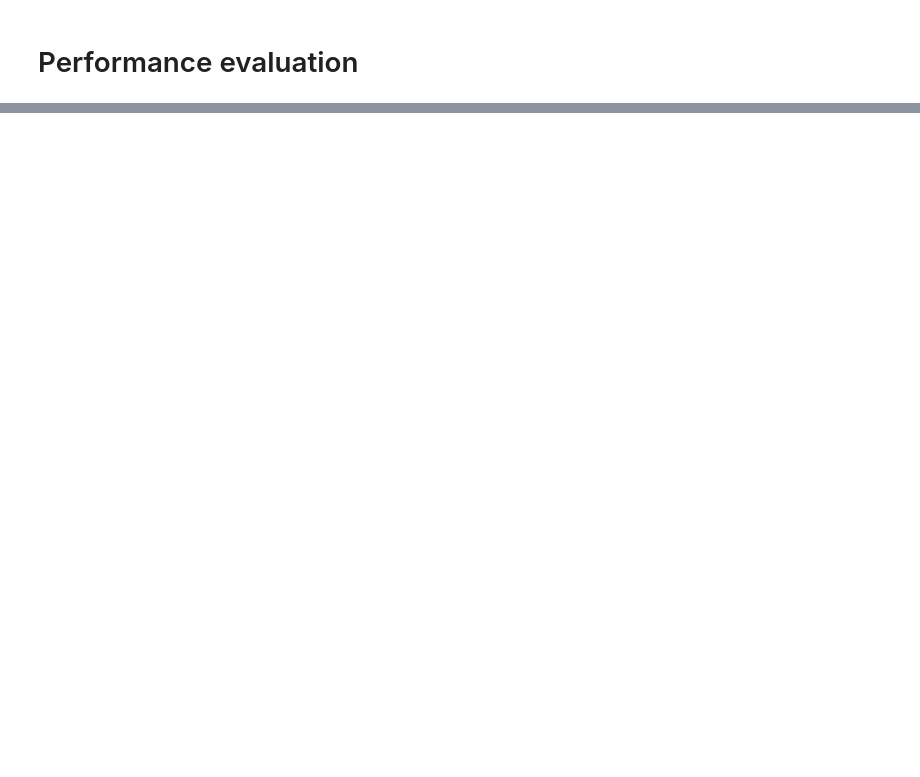
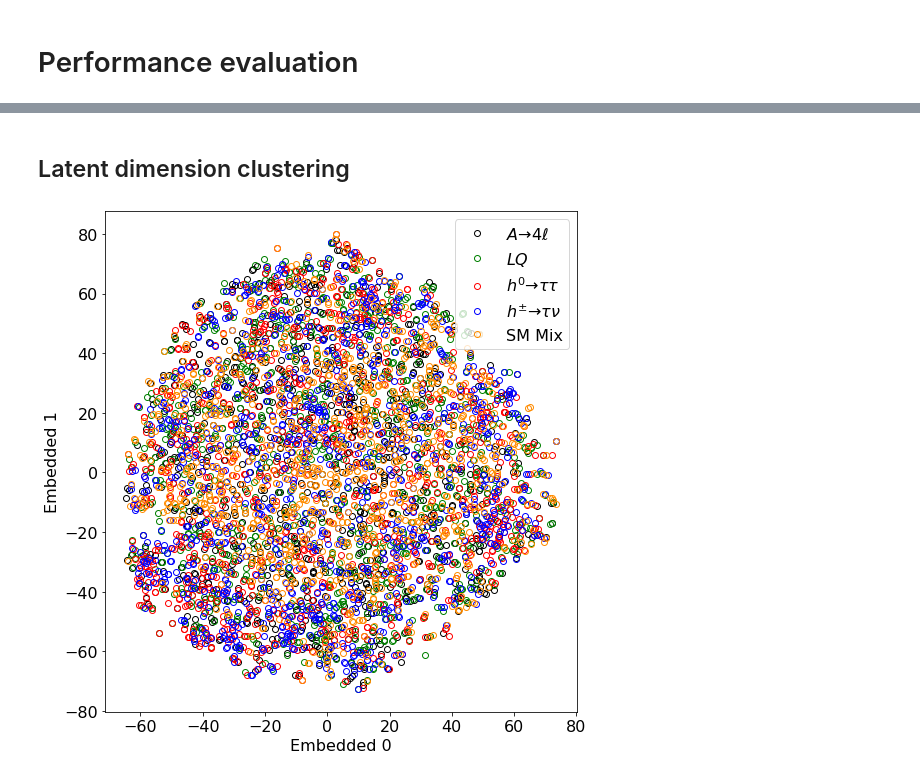
Before and after one commit to ocerri/ParticleBasedAnomalyDetection, a Jupyter notebook: denseAE/dAE_v2.ipynb, the cells around one changed output, grey strips where cells are left out. Saved outputs shown, nothing was run; the diff lists cells and outputs as text; code cells hidden in the pictures; blank space fills up the shorter version.

```diff
--- a/denseAE/dAE_v2.ipynb
+++ b/denseAE/dAE_v2.ipynb
@@ -398,5 +501,5 @@ for i in range(x_prime.shape[2]):
 # %% [markdown]
 # Performance evaluation
 # %%
-dataset.loadValidationSamples()
+dataset.loadValidationSamples('SM')
 # %% [output]
@@ -415,9 +513,4 @@ SM validation weights
 # %%
-dataset.loss = {}
-
-eval_params = {'batch_size': 5000,
-               'num_workers': 0
-              }
 model.eval()
 for n in dataset.valSamples.keys():
     dataset.loss[n] = np.zeros((0))
@@ -476,0 +570,2 @@ f_ROC.tight_layout()
+# %% [markdown]
+## Latent dimension clustering
@@ -476,0 +574,34 @@ f_ROC.tight_layout()
+# %%
+dataset.encoded = {}
+
+for n in dataset.BSM_names:
+    dataset.charge(dataset.valSamples[n][:10000])
+    dataset.encoded[n] = model.encode(torch.Tensor(dataset.inputs)).cpu().detach().numpy()
+
+dataset.charge(dataset.SMMix_val[:10000])
+dataset.encoded['SMMix'] = model.encode(torch.Tensor(dataset.inputs)).cpu().detach().numpy()
+# %%
+idx_max = 1000 #np.min(list(map(lambda x: x.shape[0], dataset.encoded.values())))
+z_dset = np.zeros((0, model.Nk))
+
+for n in dataset.encoded.keys():
+    z_dset = np.concatenate((z_dset, dataset.encoded[n][:idx_max]))
+
+z_embedded = TSNE(n_components=2).fit_transform(z_dset)
+# %%
+f = plt.figure(figsize=(8,8))
+
+for i, n in enumerate(dataset.encoded.keys()):
+    aux_z = z_embedded[i*idx_max: (i+1)*idx_max]
+    plt.plot(aux_z[:,0], aux_z[:,1],
+             'o',
+             color=dataset.process_colors[n],
+             mfc='none',
+             label=dataset.process_labels[n])
+
+plt.xlabel('Embedded 0')
+plt.ylabel('Embedded 1')
+plt.legend(loc='best')
+f.tight_layout()
+# %% [output]
+[figure, added]
```
Also changed, not shown: parts of 16 cells of this notebook, 4 other files.
